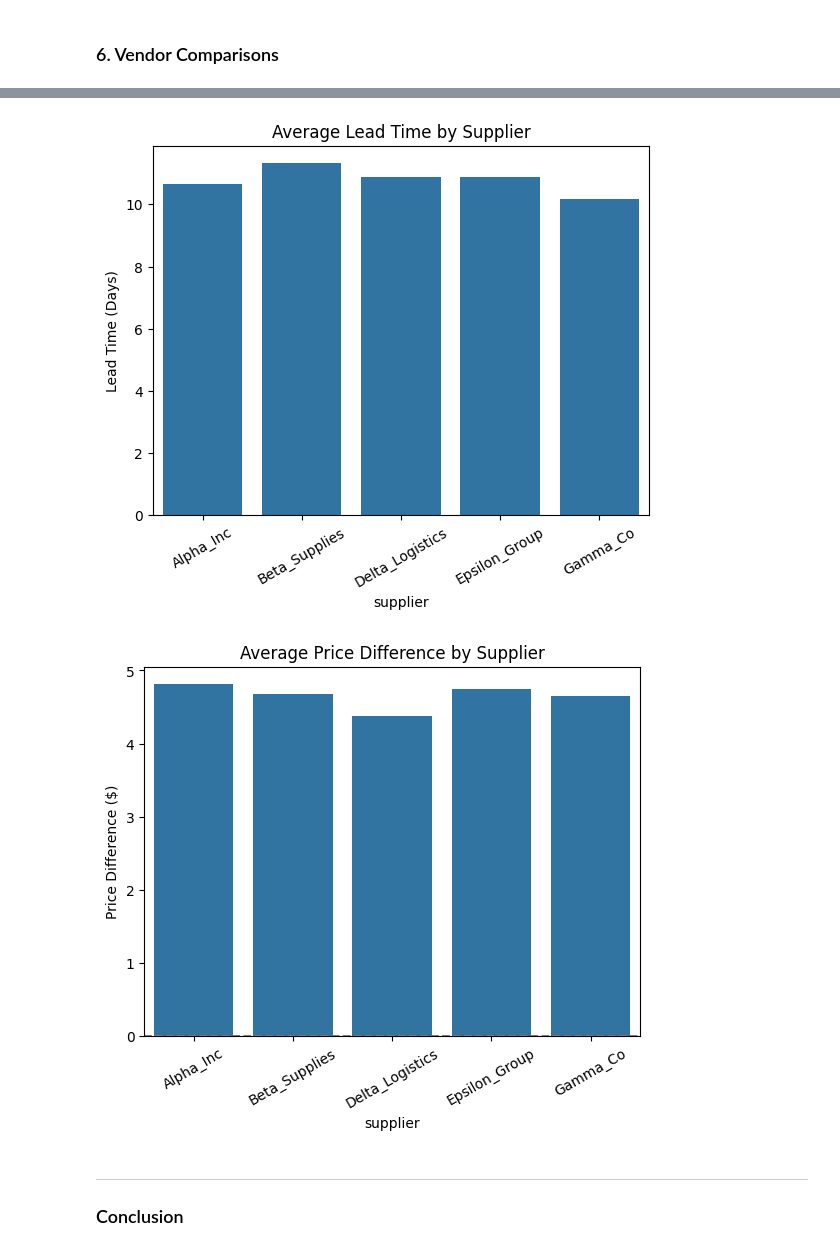
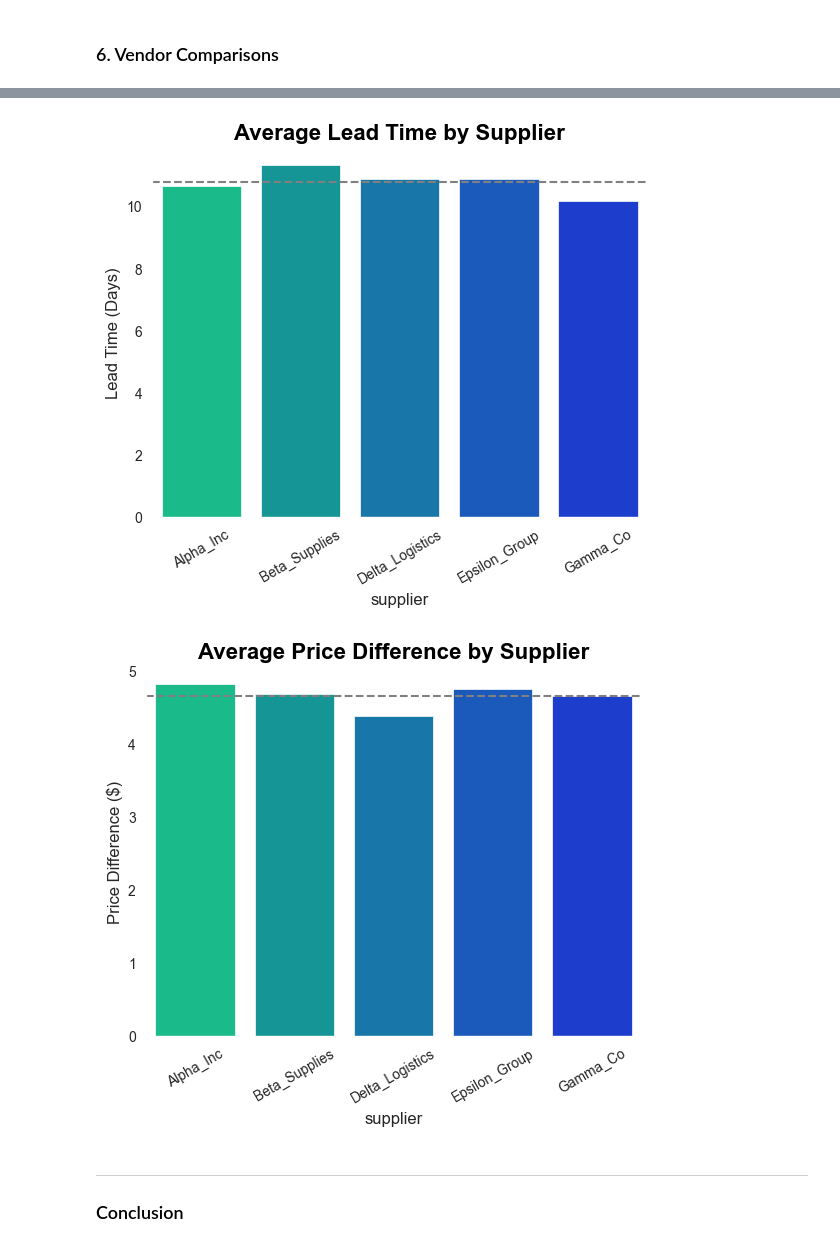
Before and after one commit to Bdowdle4/Dowdle_Analytics_Capstone, a Jupyter notebook: Notebooks/EDA.ipynb, the cells around one changed output, grey strips where cells are left out. Cells and saved outputs as stored; diff of their text form; code cells hidden in the pictures.

```diff
--- a/Notebooks/EDA.ipynb
+++ b/Notebooks/EDA.ipynb
@@ -58,7 +59,8 @@ df['order_quarter'] = df['order_date'].dt.to_period('Q')
 price_diff_trend = df.groupby('order_quarter')['price_diff'].mean().reset_index()
 price_diff_trend['order_quarter'] = price_diff_trend['order_quarter'].astype(str)
 
-sns.lineplot(data=price_diff_trend, x='order_quarter', y='price_diff')
+sns.set_style("darkgrid", {"axes.facecolor": "#c5c3c3"})
+sns.lineplot(data=price_diff_trend, x='order_quarter', y='price_diff', color='blue')
 plt.title("Average Price Difference by Quarter")
 plt.xlabel("Order Quarter")
 plt.ylabel("Price Difference ($)")
@@ -70,7 +72,7 @@ plt.show()
 defect_trend = df.groupby('order_quarter')['defect_rate'].mean().reset_index()
 defect_trend['order_quarter'] = defect_trend['order_quarter'].astype(str)
 
-sns.lineplot(data=defect_trend, x='order_quarter', y='defect_rate')
+sns.lineplot(data=defect_trend, x='order_quarter', y='defect_rate', color='blue')
 plt.title("Average Defect Rate by Quarter")
 plt.xlabel("Order Quarter")
 plt.ylabel("Defect Rate")
@@ -86,7 +88,9 @@ plt.show()
 numeric_cols = ['quantity', 'unit_price', 'negotiated_price', 'defective_units', 'price_diff', 'defect_rate', 'lead_time_days']
 
 # Histograms
-df[numeric_cols].hist(bins=30, figsize=(12, 8))
+fig = df[numeric_cols].hist(bins=30, figsize=(12, 8), color='green', grid=False)
+fig[0][0].figure.set_facecolor("#c5c3c3")
+sns.set_style({"axes.facecolor": 'white'})
 plt.suptitle("Histograms of Numeric Features")
 plt.tight_layout()
 plt.show()
@@ -130,24 +143,29 @@ plt.show()
 supplier_perf = df.groupby('supplier')[['defect_rate', 'lead_time_days', 'price_diff']].mean().reset_index()
 
 # Bar plot: Average Defect Rate
-sns.barplot(data=supplier_perf, x='supplier', y='defect_rate')
-plt.title("Average Defect Rate by Supplier")
+sns.barplot(data=supplier_perf, x='supplier', y='defect_rate', hue='supplier', palette='winter_r')
+plt.title("Average Defect Rate by Supplier", fontsize=16, fontweight='bold', color='black')
 plt.ylabel("Defect Rate")
+mean_defect_rate = df['defect_rate'].mean()
+plt.axhline(mean_defect_rate, color='gray', linestyle='--', linewidth=1.5)
 plt.xticks(rotation=30)
 plt.show()
 
 # Bar plot: Average Lead Time
-sns.barplot(data=supplier_perf, x='supplier', y='lead_time_days')
-plt.title("Average Lead Time by Supplier")
+sns.barplot(data=supplier_perf, x='supplier', y='lead_time_days', hue='supplier', palette='winter_r')
+plt.title("Average Lead Time by Supplier", fontsize=16, fontweight='bold', color='black')
 plt.ylabel("Lead Time (Days)")
+mean_lead_days = df['lead_time_days'].mean()
+plt.axhline(mean_lead_days, color='gray', linestyle='--', linewidth=1.5)
 plt.xticks(rotation=30)
 plt.show()
 
 # Bar plot: Average Price Difference
-sns.barplot(data=supplier_perf, x='supplier', y='price_diff')
-plt.title("Average Price Difference by Supplier")
+sns.barplot(data=supplier_perf, x='supplier', y='price_diff', hue='supplier', palette='winter_r')
+plt.title("Average Price Difference by Supplier", fontsize=16, fontweight='bold', color='black')
 plt.ylabel("Price Difference ($)")
-plt.axhline(0, color='gray', linestyle='--')  # Optional: baseline
+mean_price_diff = df['price_diff'].mean()
+plt.axhline(mean_price_diff, color='gray', linestyle='--', linewidth=1.5)
 plt.xticks(rotation=30)
 plt.show()
 # %% [output]
@@ -155,5 +173,5 @@ plt.show()
-[figure, old version]
+[figure, new version]
-[figure, old version]
+[figure, new version]
 # %% [markdown]
 ****
 ### Conclusion
```
Also changed, not shown: parts of 6 cells of this notebook.
